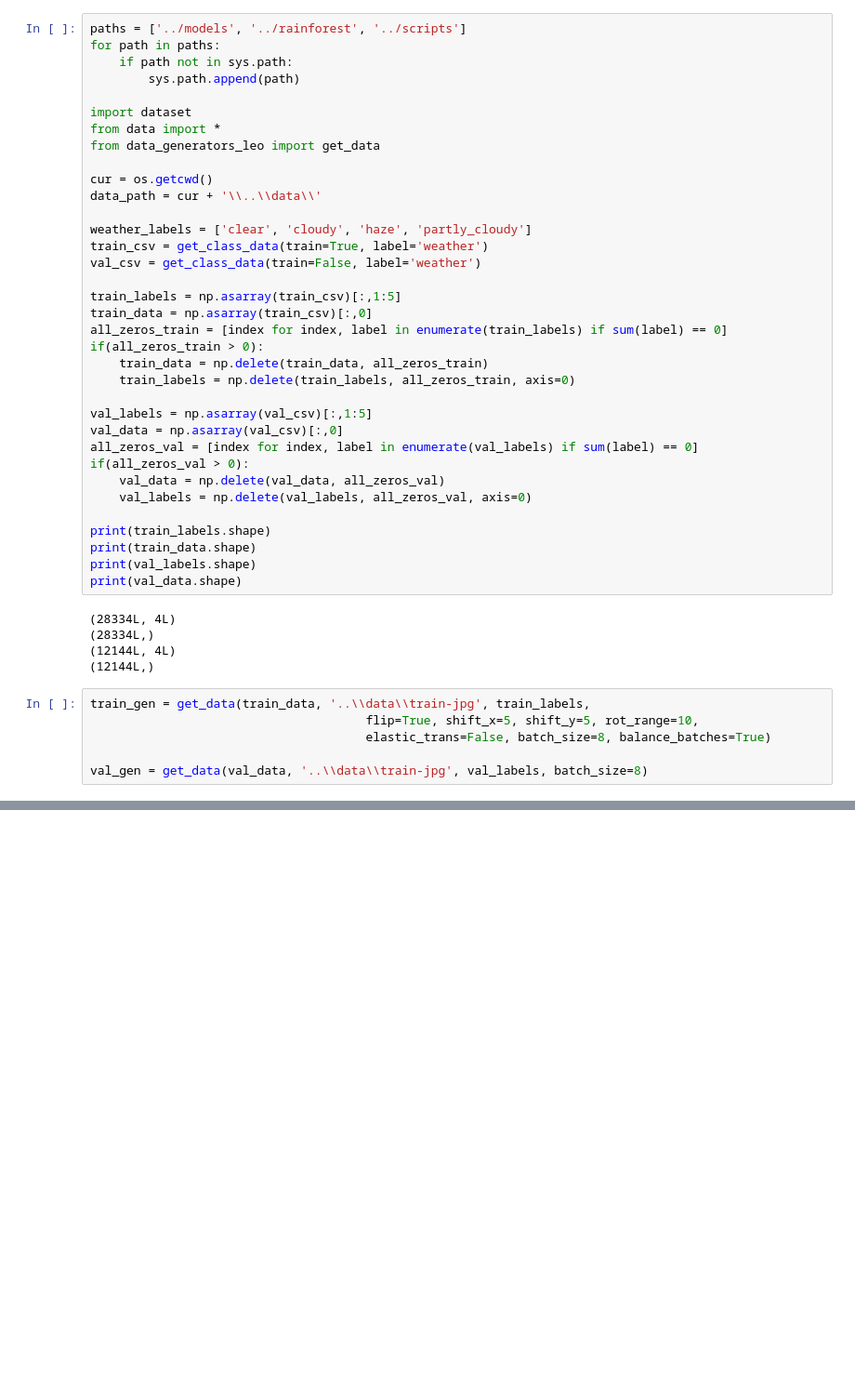
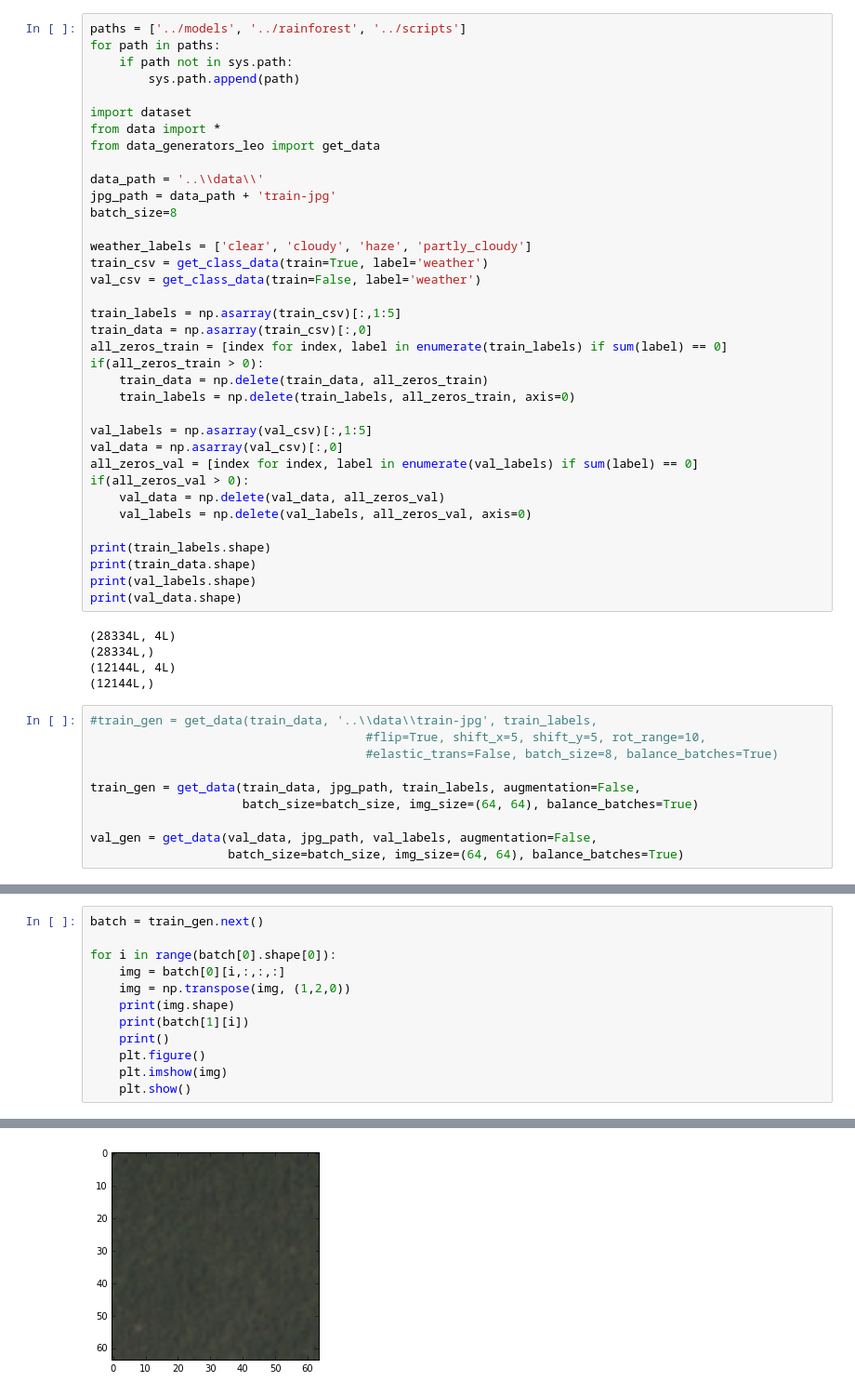
Before and after one commit to TanjaCrijns/MLIP-Brainforest, a Jupyter notebook: notebooks/Weather_network.ipynb, the cells around one changed output, grey strips where cells are left out. Shown at 93% size. Saved outputs shown, nothing was run; the diff lists cells and outputs as text; blank space fills up the shorter version.

```diff
--- a/notebooks/Weather_network.ipynb
+++ b/notebooks/Weather_network.ipynb
@@ -37,8 +40,9 @@ import dataset
 from data import *
 from data_generators_leo import get_data
 
-cur = os.getcwd()
-data_path = cur + '\\..\\data\\'
+data_path = '..\\data\\'
+jpg_path = data_path + 'train-jpg'
+batch_size=8
 
 weather_labels = ['clear', 'cloudy', 'haze', 'partly_cloudy']
 train_csv = get_class_data(train=True, label='weather')
@@ -68,8 +72,12 @@ print(val_data.shape)
 (12144L, 4L)
 (12144L,)
 # %%
-train_gen = get_data(train_data, '..\\data\\train-jpg', train_labels,
-                                      flip=True, shift_x=5, shift_y=5, rot_range=10,
-                                      elastic_trans=False, batch_size=8, balance_batches=True)
+#train_gen = get_data(train_data, '..\\data\\train-jpg', train_labels,
+                                      #flip=True, shift_x=5, shift_y=5, rot_range=10,
+                                      #elastic_trans=False, batch_size=8, balance_batches=True)
 
-val_gen = get_data(val_data, '..\\data\\train-jpg', val_labels, batch_size=8)
+train_gen = get_data(train_data, jpg_path, train_labels, augmentation=False,
+                     batch_size=batch_size, img_size=(64, 64), balance_batches=True)
+
+val_gen = get_data(val_data, jpg_path, val_labels, augmentation=False,
+                   batch_size=batch_size, img_size=(64, 64), balance_batches=True)
@@ -93,0 +84,13 @@ val_gen = get_data(val_data, '..\\data\\train-jpg', val_labels, batch_size=8)
+# %%
+batch = train_gen.next()
+
+for i in range(batch[0].shape[0]):
+    img = batch[0][i,:,:,:]
+    img = np.transpose(img, (1,2,0))
+    print(img.shape)
+    print(batch[1][i])
+    print()
+    plt.figure()
+    plt.imshow(img)
+    plt.show()
+# %% [output]
@@ -93,0 +100 @@ val_gen = get_data(val_data, '..\\data\\train-jpg', val_labels, batch_size=8)
+[figure, added]
```
Also changed, not shown: parts of 9 cells of this notebook, 2 other files.
